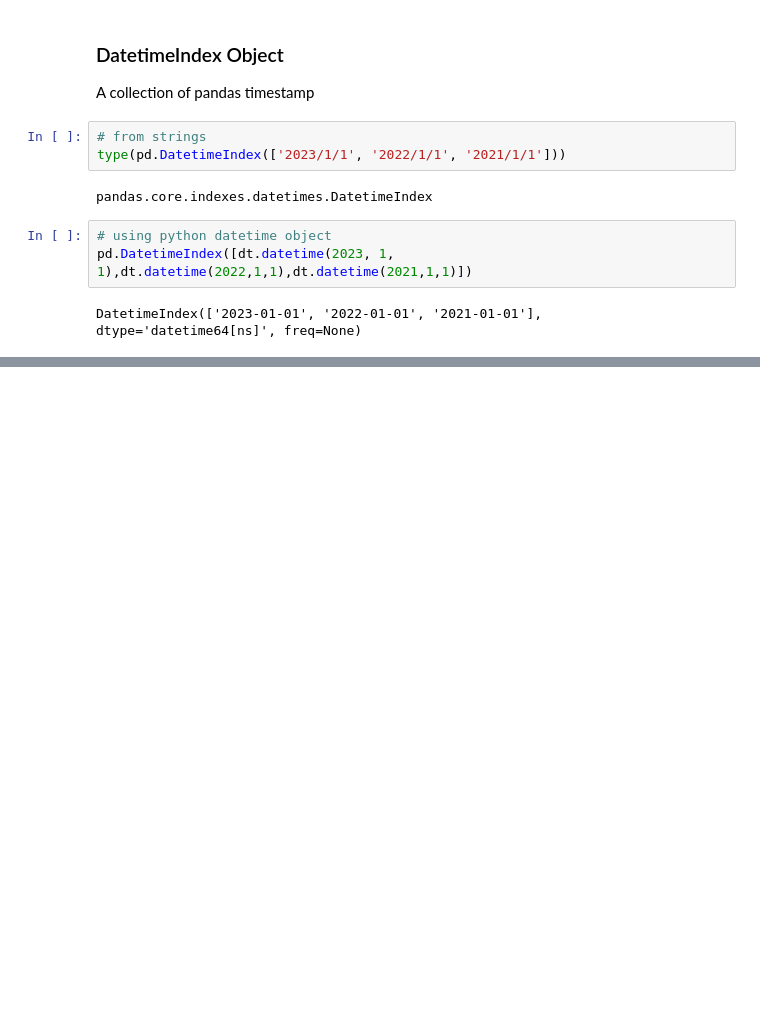
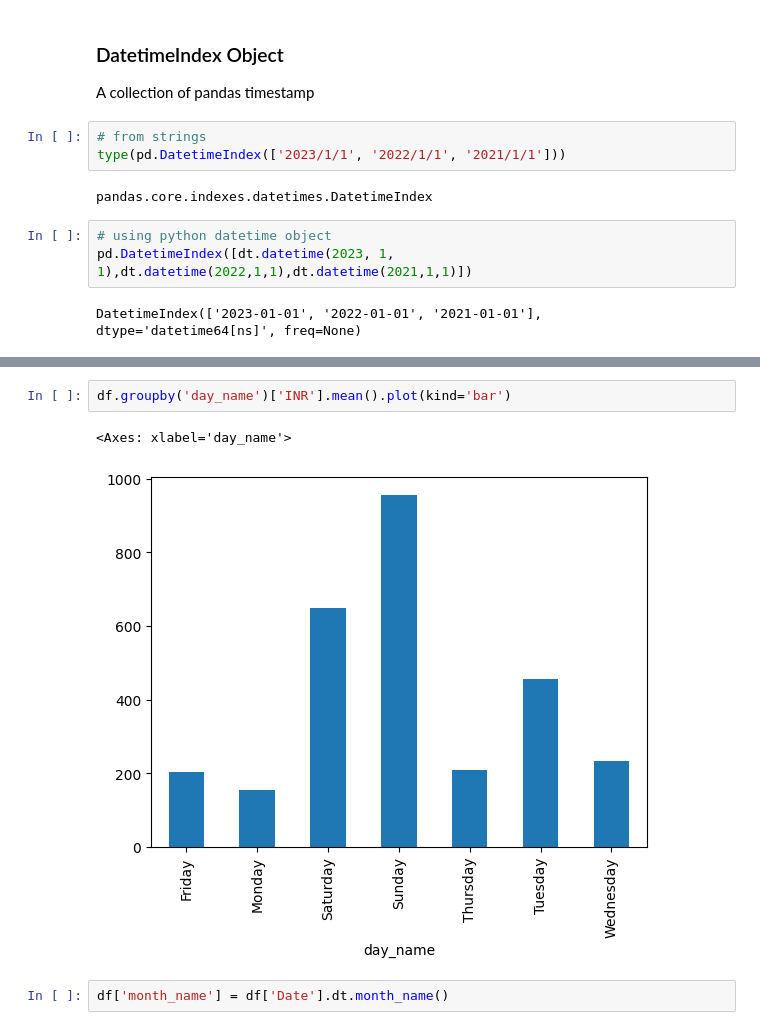
Before and after one commit to dharmeshrohit/NPMS-Libraries, a Jupyter notebook: date_and_time_in_pandas.ipynb, the cells around one changed output, grey strips where cells are left out. Drawn from its saved outputs; the diff is of its cells as text; blank space fills up the shorter version.

```diff
--- a/date_and_time_in_pandas.ipynb
+++ b/date_and_time_in_pandas.ipynb
@@ -93,0 +298,7 @@ DatetimeIndex(['2023-01-01', '2022-01-01', '2021-01-01'], dtype='datetime64[ns]'
+# %%
+df.groupby('day_name')['INR'].mean().plot(kind='bar')
+# %% [output]
+<Axes: xlabel='day_name'>
+[figure, added]
+# %%
+df['month_name'] = df['Date'].dt.month_name()
```
Also changed, not shown: parts of 26 cells of this notebook.
